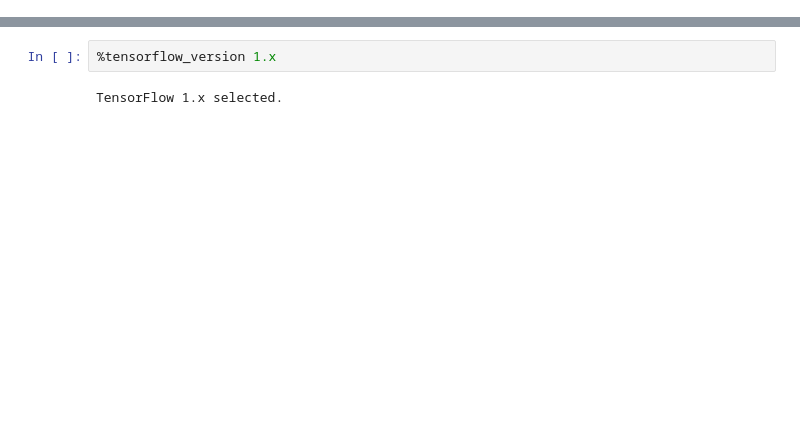
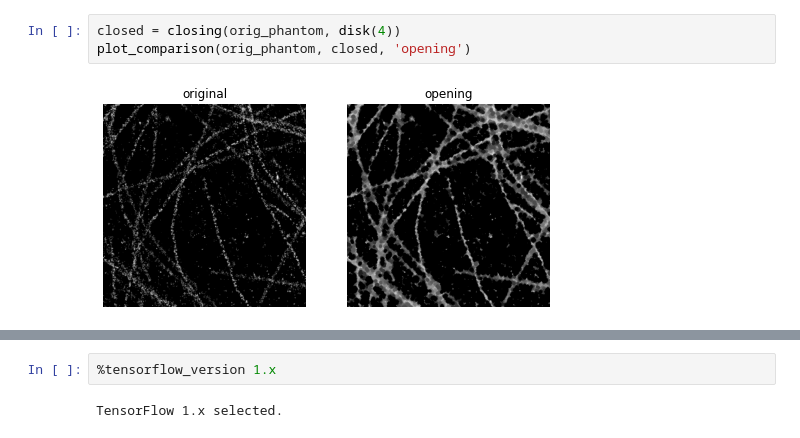
Before and after one commit to androbaza/smlm-seg, a Jupyter notebook: SMLM_image_preprocessing.ipynb, the cells around one changed output, grey strips where cells are left out. Drawn from its saved outputs; the diff is of its cells as text; blank space fills up the shorter version.

```diff
--- a/SMLM_image_preprocessing.ipynb
+++ b/SMLM_image_preprocessing.ipynb
@@ -23,0 +107,5 @@ True
+# %%
+closed = closing(orig_phantom, disk(4))
+plot_comparison(orig_phantom, closed, 'opening')
+# %% [output]
+[figure, added]
```
Also changed, not shown: parts of 25 cells of this notebook.
